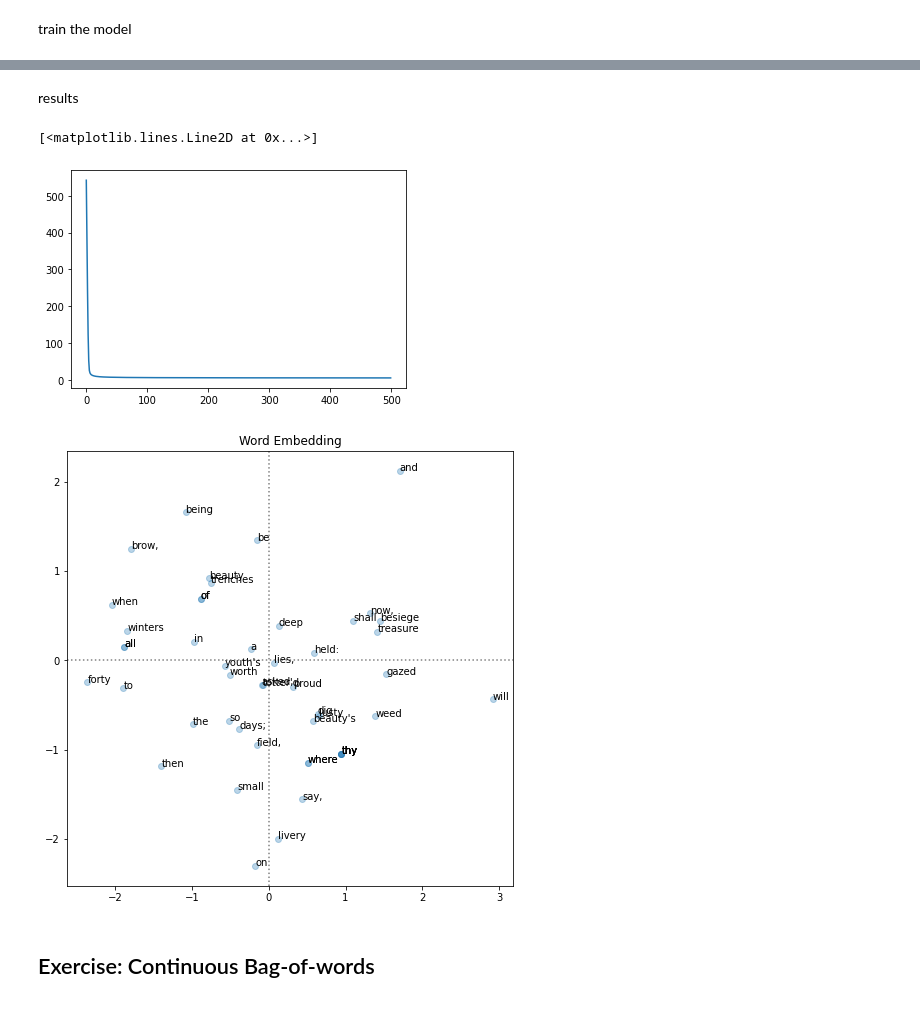
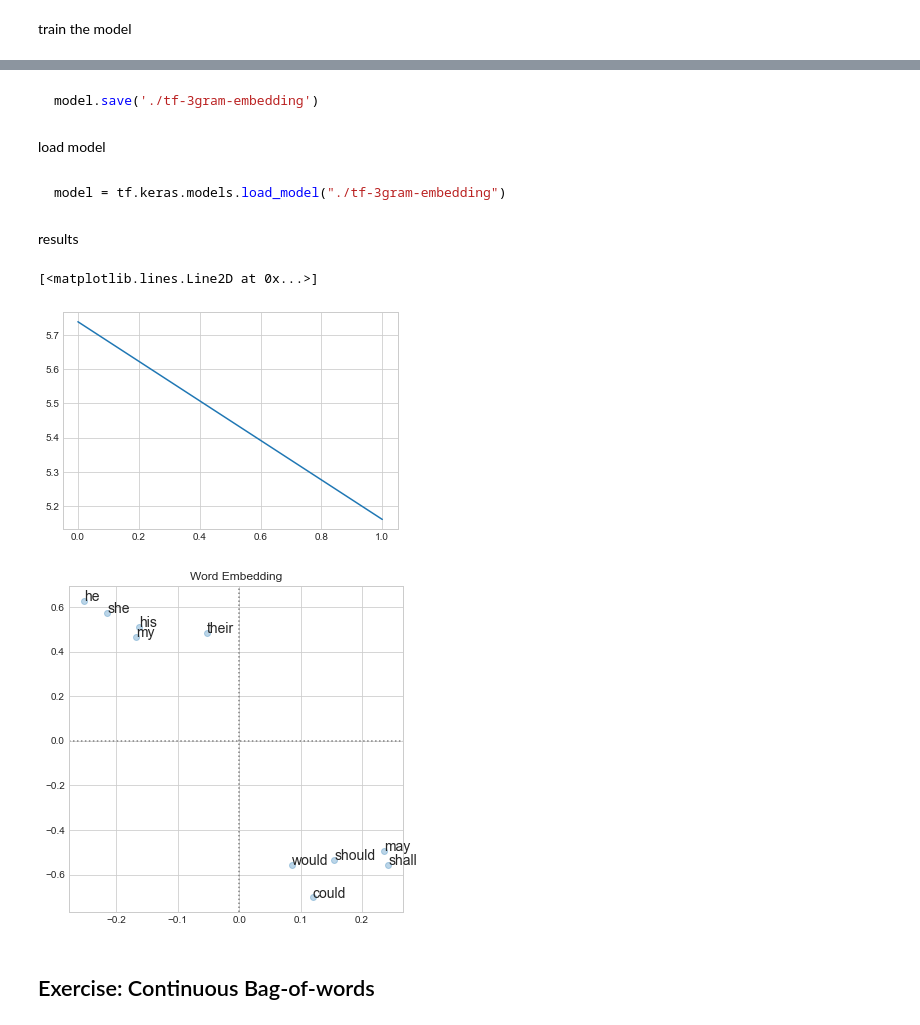
Before and after one commit to naturale0/NLP-Do-It-Yourself, a Jupyter notebook: NLP_with_TensorFlow/BASICS-2_word embedding - encoding lexical semantics.ipynb, the cells around one changed output, grey strips where cells are left out. Cells and saved outputs as stored; diff of their text form; code cells hidden in the pictures.

Commit message:
tensorflow version added

````diff
--- a/NLP_with_PyTorch/BASICS-2_word embedding - encoding lexical semantics.ipynb
+++ b/NLP_with_TensorFlow/BASICS-2_word embedding - encoding lexical semantics.ipynb
@@ -115,0 +85,2 @@ for i in range(1, n_epoch+1):
+# %%
+model.compile(optimizer=optimizer, loss=criterion, metrics=["accuracy"])
@@ -116,29 +93,43 @@ for i in range(1, n_epoch+1):
+# %% [markdown]
+```python
+model.save('./tf-3gram-embedding')
+```
+# %% [markdown]
+load model
+# %% [markdown]
+```python
+model = tf.keras.models.load_model("./tf-3gram-embedding")
+```
 # %% [markdown]
 results
-# %%
-import matplotlib.pyplot as plt
-plt.plot(loss_history)
-# %% [output]
-[<matplotlib.lines.Line2D at 0x...>]
-[figure, removed]
+# %%
+plt.plot(history.history["loss"])
+# %% [output]
+[<matplotlib.lines.Line2D at 0x...>]
+[figure, added]
 # %%
 embedding = model.embedding
-embedding.require_grad = False
 # %%
-test_words = [word_to_ix[word.lower()] for word in test_sentence[:50]]
+from collections import Counter
+n = 150
+top_n, _ = (["would", "should", "could", "may", "shall",
+             "he", "she", "his", "my", "their"], None) #list(zip(*Counter(test_sentence).most_common(n)))
+
+test_raw = [word.lower() for word in top_n]
+test_words = [word_to_ix[word.lower()] for word in top_n]
 # %%
-embed_xy = embedding(torch.tensor(test_words))[:, :2].detach().numpy()
+embed_xy = embedding(np.array(test_words))[:, :2].numpy()
 embed_x, embed_y = list(zip(*embed_xy))
 # %%
 plt.figure(figsize=(6,6))
 plt.title("Word Embedding")
 plt.scatter(embed_x, embed_y, alpha=.3)
 plt.axhline([0], ls=":", c="grey")
 plt.axvline([0], ls=":", c="grey")
-for xy, word in zip(embed_xy, test_sentence[:50]):
-    plt.annotate(word.lower(), xy)
+for xy, word in zip(embed_xy, test_raw):
+    plt.annotate(word.lower(), xy, fontsize=14)
 # %% [output]
-[figure, old version]
+[figure, new version]
 # %% [markdown]
 ## Exercise: Continuous Bag-of-words
 # %% [markdown]
````
Also changed, not shown: parts of 20 cells of this notebook, 1 other file.
